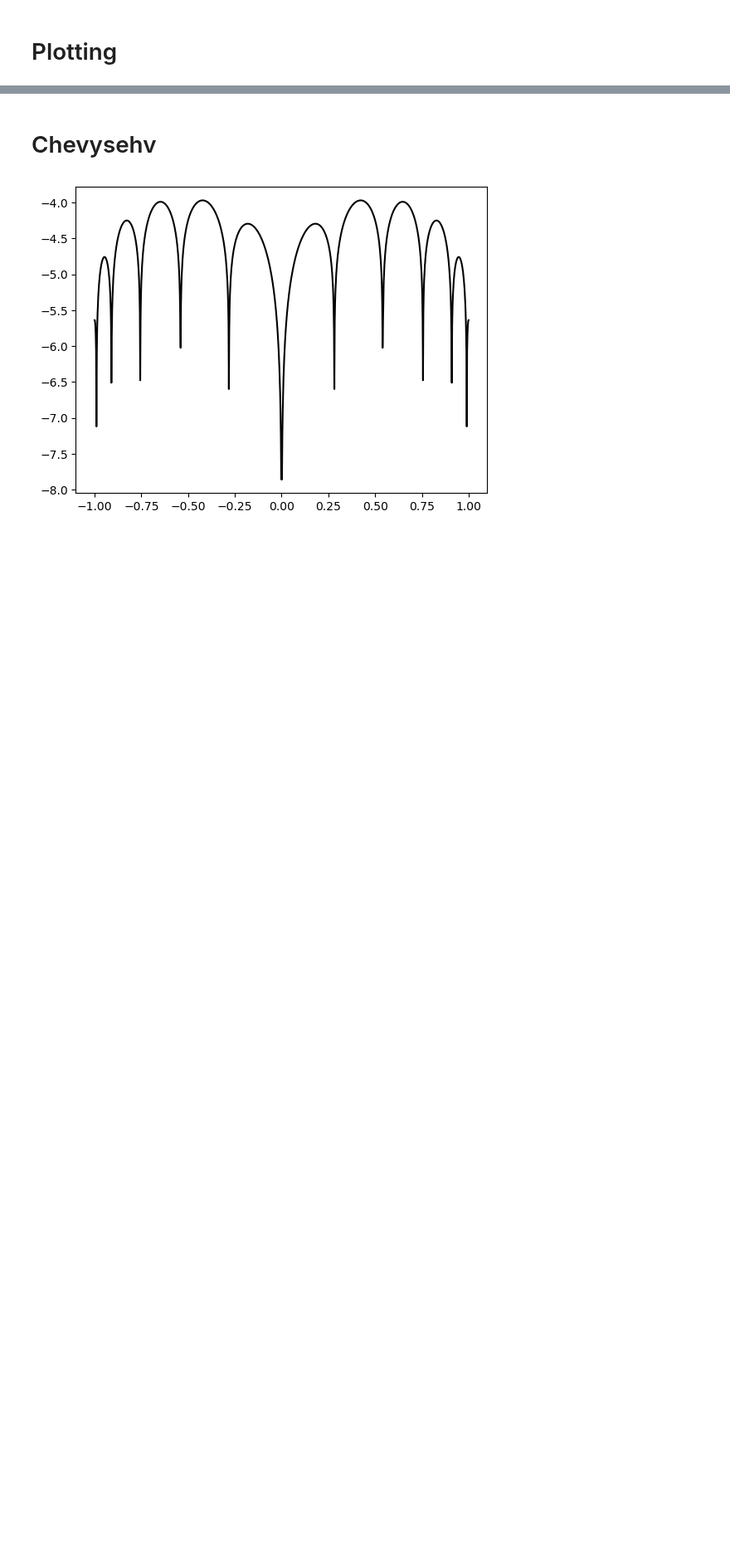
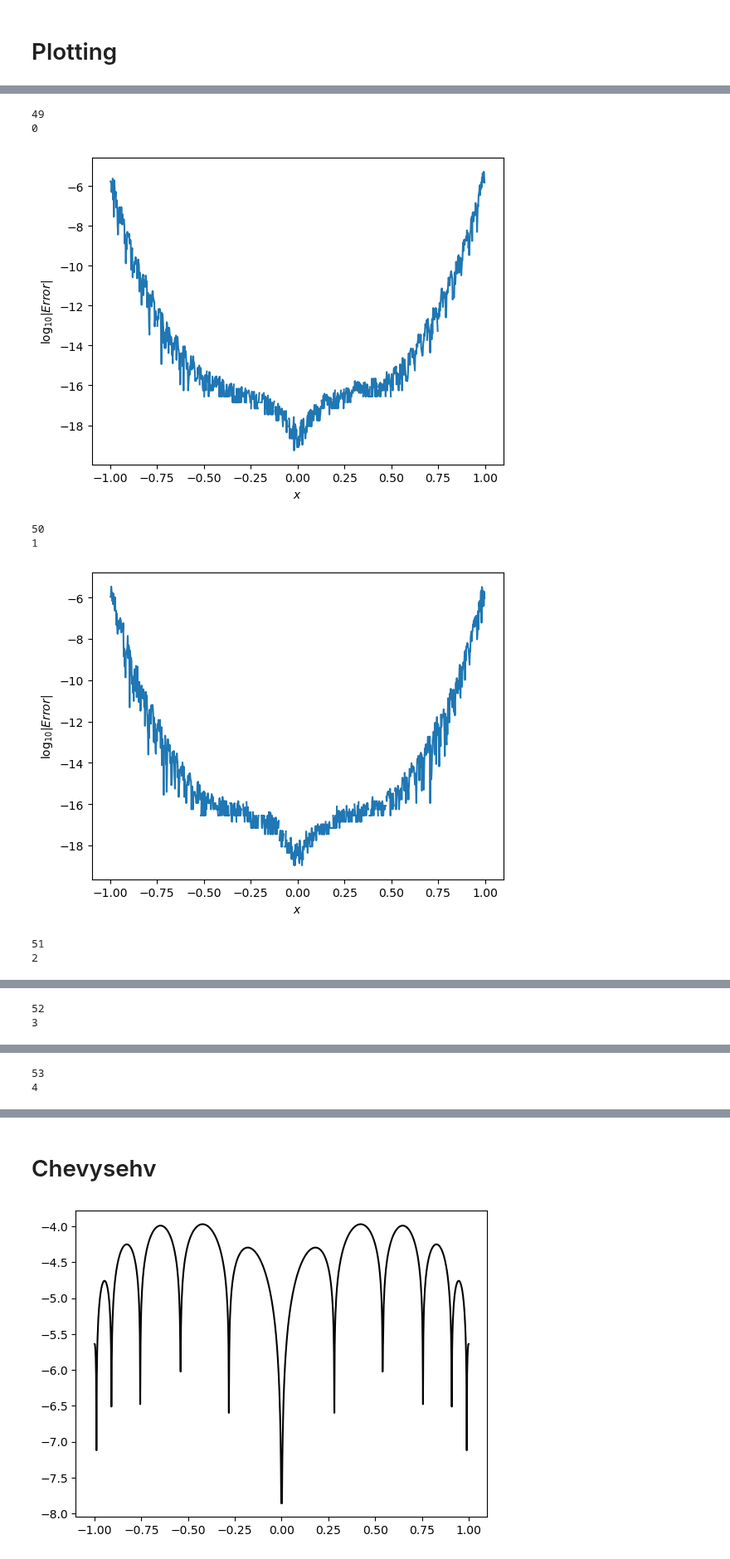
Before and after one commit to byeolla/science_dnn, a Jupyter notebook: 2019310729 Jaehoon Yoo MTH3033HW4.ipynb, the cells around one changed output, grey strips where cells are left out. Shown at 83% size. Drawn from its saved outputs; the diff is of its cells as text; code cells hidden in the pictures; blank space fills up the shorter version.

```diff
--- a/2019310729 Jaehoon Yoo MTH3033HW4.ipynb
+++ b/2019310729 Jaehoon Yoo MTH3033HW4.ipynb
@@ -50,0 +69,16 @@ for i in range(1, 101):
+# %%
+for i in range(0, 10):
+    xnodes = np.linspace(-1, 1, 49+i)
+    fnodes = f1(xnodes)
+    print(xnodes.size)
+    print(i)
+    interp_plotter(xnodes, fnodes, xquery, ftrue)
+# %% [output]
+49
+0
+[figure, added]
+50
+1
+[figure, added]
+51
+2
@@ -50,0 +86,2 @@ for i in range(1, 101):
+52
+3
@@ -50,0 +89,2 @@ for i in range(1, 101):
+53
+4
```
Also changed, not shown: parts of 6 cells of this notebook, 6 other files.
